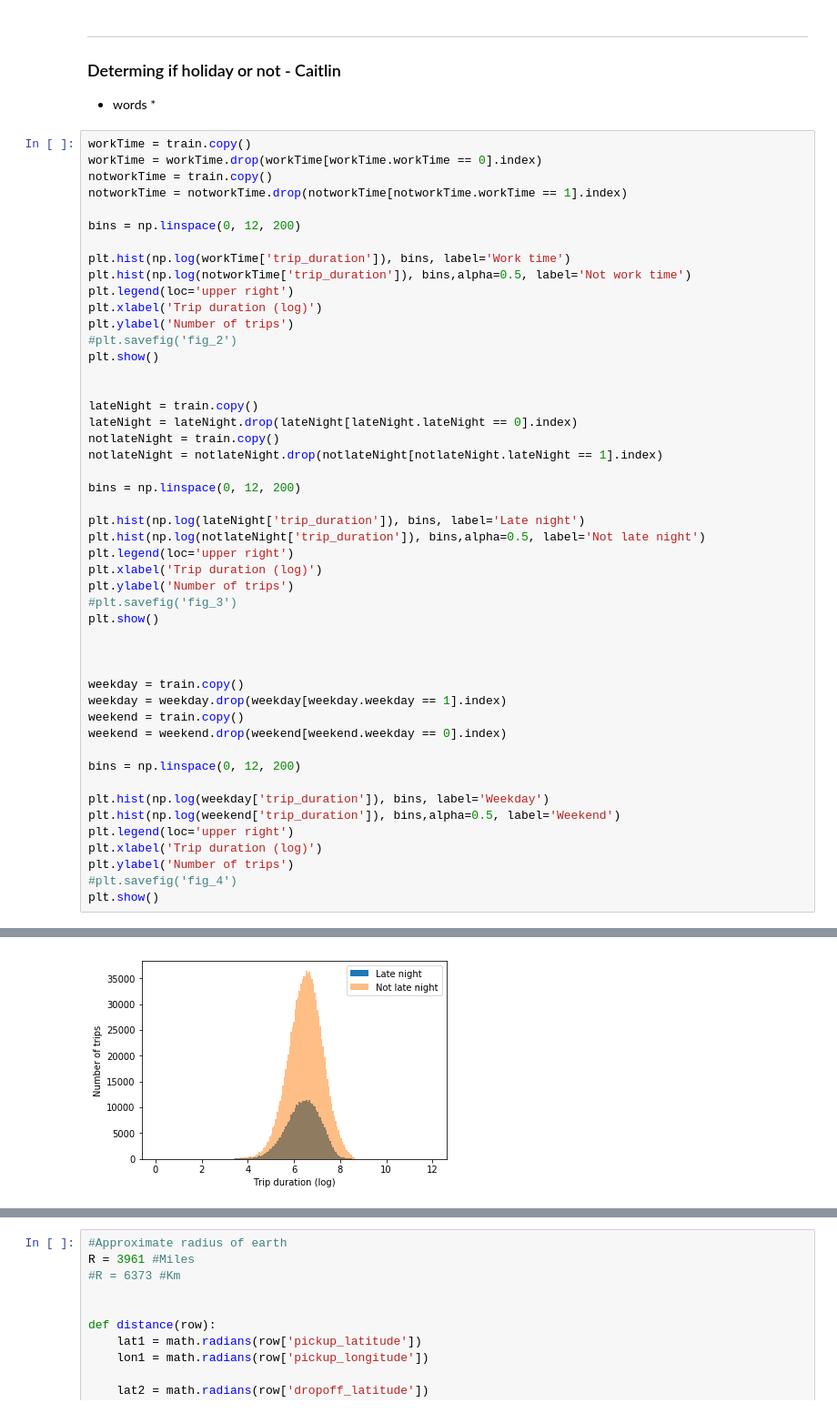
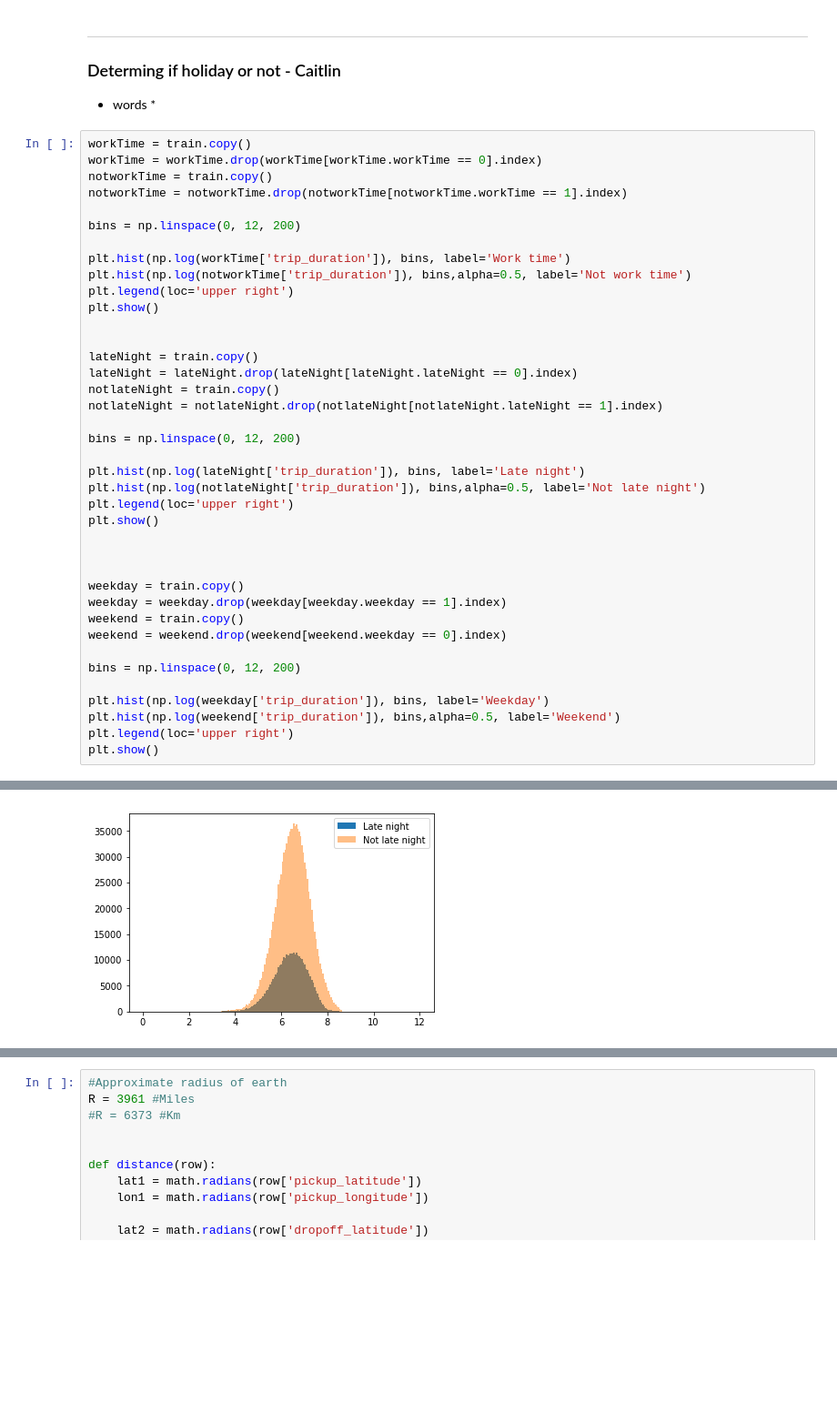
Before and after one commit to Xethagona/Taxi-Coursework, a Jupyter notebook: NYTD.ipynb, the cells around one changed output, grey strips where cells are left out. Shown at 91% size. Saved outputs shown, nothing was run; the diff lists cells and outputs as text; blank space fills up the shorter version.

```diff
--- a/NYTD.ipynb
+++ b/NYTD.ipynb
@@ -419,9 +416,6 @@ bins = np.linspace(0, 12, 200)
 plt.hist(np.log(workTime['trip_duration']), bins, label='Work time')
 plt.hist(np.log(notworkTime['trip_duration']), bins,alpha=0.5, label='Not work time')
 plt.legend(loc='upper right')
-plt.xlabel('Trip duration (log)')
-plt.ylabel('Number of trips')
-#plt.savefig('fig_2')
 plt.show()
 
 
@@ -435,9 +429,6 @@ bins = np.linspace(0, 12, 200)
 plt.hist(np.log(lateNight['trip_duration']), bins, label='Late night')
 plt.hist(np.log(notlateNight['trip_duration']), bins,alpha=0.5, label='Not late night')
 plt.legend(loc='upper right')
-plt.xlabel('Trip duration (log)')
-plt.ylabel('Number of trips')
-#plt.savefig('fig_3')
 plt.show()
 
 
@@ -452,8 +443,5 @@ bins = np.linspace(0, 12, 200)
 plt.hist(np.log(weekday['trip_duration']), bins, label='Weekday')
 plt.hist(np.log(weekend['trip_duration']), bins,alpha=0.5, label='Weekend')
 plt.legend(loc='upper right')
-plt.xlabel('Trip duration (log)')
-plt.ylabel('Number of trips')
-#plt.savefig('fig_4')
 plt.show()
 # %% [output]
@@ -461 +449 @@ plt.show()
-[figure, old version]
+[figure, new version]
```
Also changed, not shown: parts of 19 cells of this notebook.
